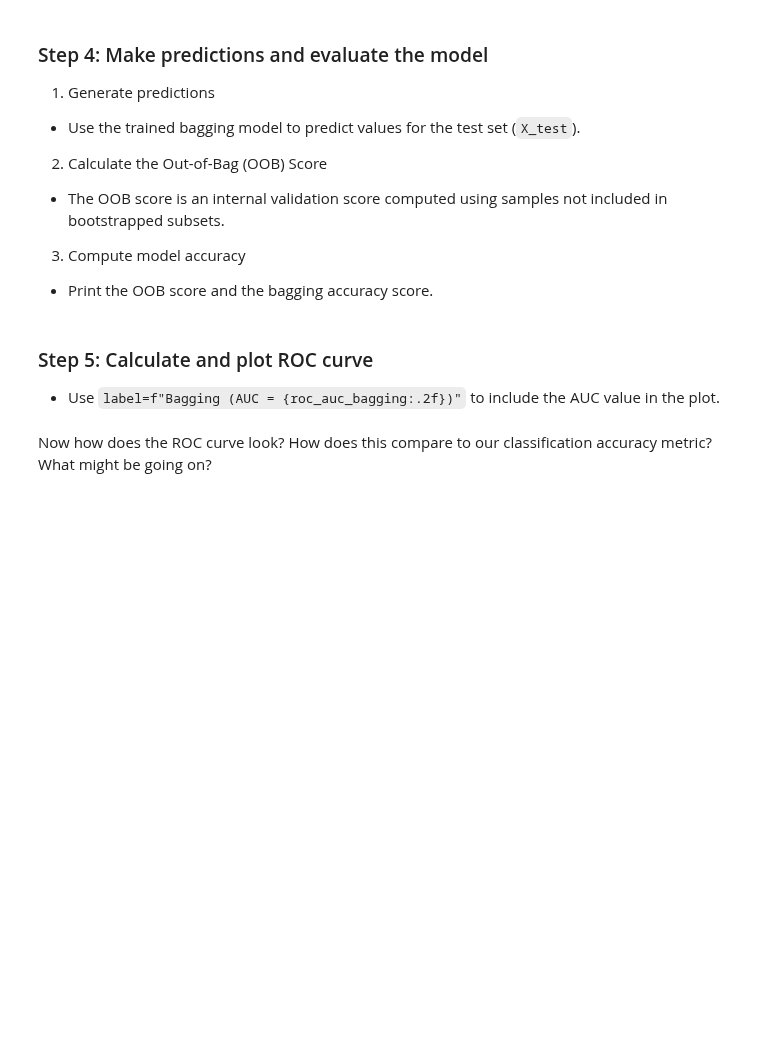
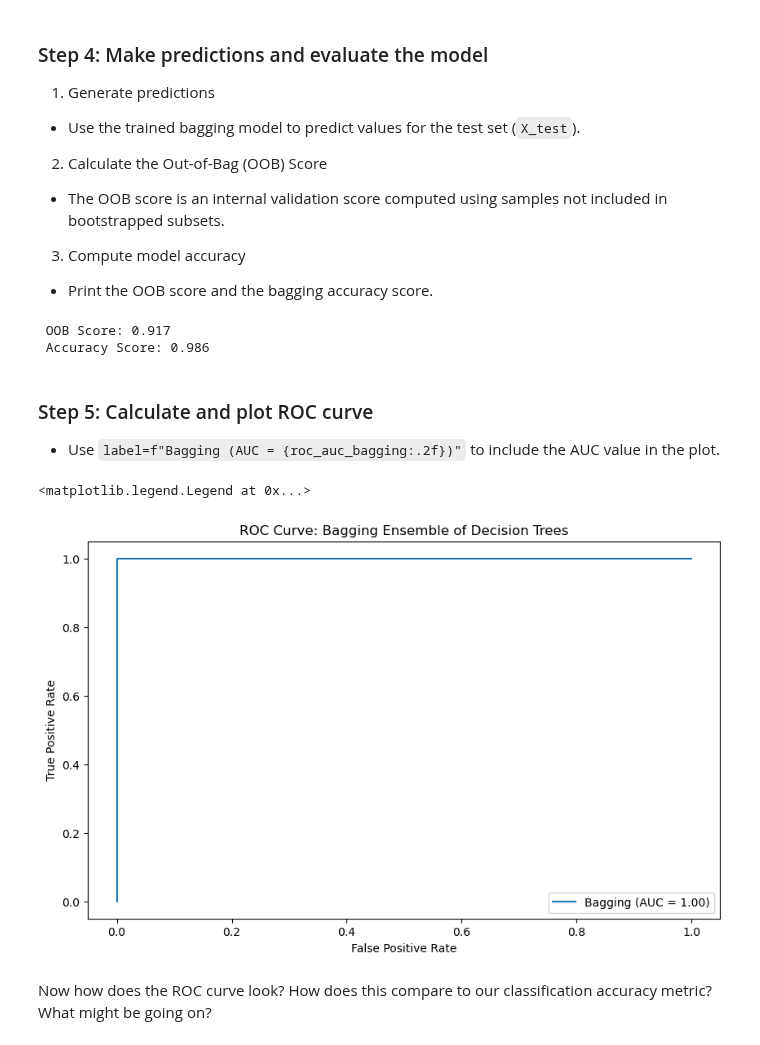
Before and after one commit to tommats00/EDS232-labs, a Jupyter notebook: Week5/lab5-birds.ipynb, the cells around one changed output. Drawn from its saved outputs; the diff is of its cells as text; code cells hidden in the pictures; blank space fills up the shorter version.

```diff
--- a/Week5/lab5-birds.ipynb
+++ b/Week5/lab5-birds.ipynb
@@ -96,3 +110,13 @@ Encode the data using this process:
 2. Loop through each categorical column and apply `LabelEncoder()`
 3. Replace the original categorical columns with their encoded values.
 4. Print the head of your dataframe to ensure that labels were in fact encoded.
+# %%
+# Find all categorical columns in df
+birds.select_dtypes(include=['object']).columns
+
+# Loop through all categorical columns and convert to 'numeric'
+for col in birds.select_dtypes(include=['object']).columns:
+    birds[col] = LabelEncoder().fit_transform(birds[col])
+
+# Check species column for numerical values
+birds['Species'].unique()
@@ -116,10 +185,52 @@ Our goal for this analysis is to predict whether a given bird species is present
 
 3. Compute model accuracy
 - Print the OOB score and the bagging accuracy score.
+# %%
+# Generate predictions
+bagging_preds = bagging.predict(X_test)
+
+# Calculate OOB score
+oob_score = bagging.oob_score_
+
+# Calculate accuracy
+accuracy = accuracy_score(y_test, bagging_preds)
+
+# Print OOB score and accuracy score
+print(f" OOB Score: {oob_score:.3f}")
+print(f" Accuracy Score: {accuracy:.3f}")
+# %% [output]
+ OOB Score: 0.917
+ Accuracy Score: 0.986
 # %% [markdown]
 ### Step 5: Calculate and plot ROC curve
 
 - Use `label=f"Bagging (AUC = {roc_auc_bagging:.2f})"` to include the AUC value in the plot.
+# %%
+# Calculate probabilities of distribution
+y_probs = bagging.predict_proba(X_test)[:, 1]
+
+# Calculate ROC
+fpr, tpr, thresholds = roc_curve(y_test, y_probs)
+
+# Calculate AUC
+roc_auc_bagging = roc_auc_score(y_test, y_probs)
+
+# Plot ROC curve
+# Initialize plot
+plt.figure(figsize = (10, 6))
+
+# Plot ROC curve
+plt.plot(fpr, tpr, label = f"Bagging (AUC = {roc_auc_bagging:.2f})")
+
+# Plot labels
+plt.xlabel('False Positive Rate')
+plt.ylabel('True Positive Rate')
+plt.title('ROC Curve: Bagging Ensemble of Decision Trees')
+
+plt.legend(loc = 'lower right')
+# %% [output]
+<matplotlib.legend.Legend at 0x...>
+[figure, added]
 # %% [markdown]
 Now how does the ROC curve look? How does this compare to our classification accuracy metric?  What might be going on?
 # %% [markdown]
```
Also changed, not shown: parts of 6 cells of this notebook.
